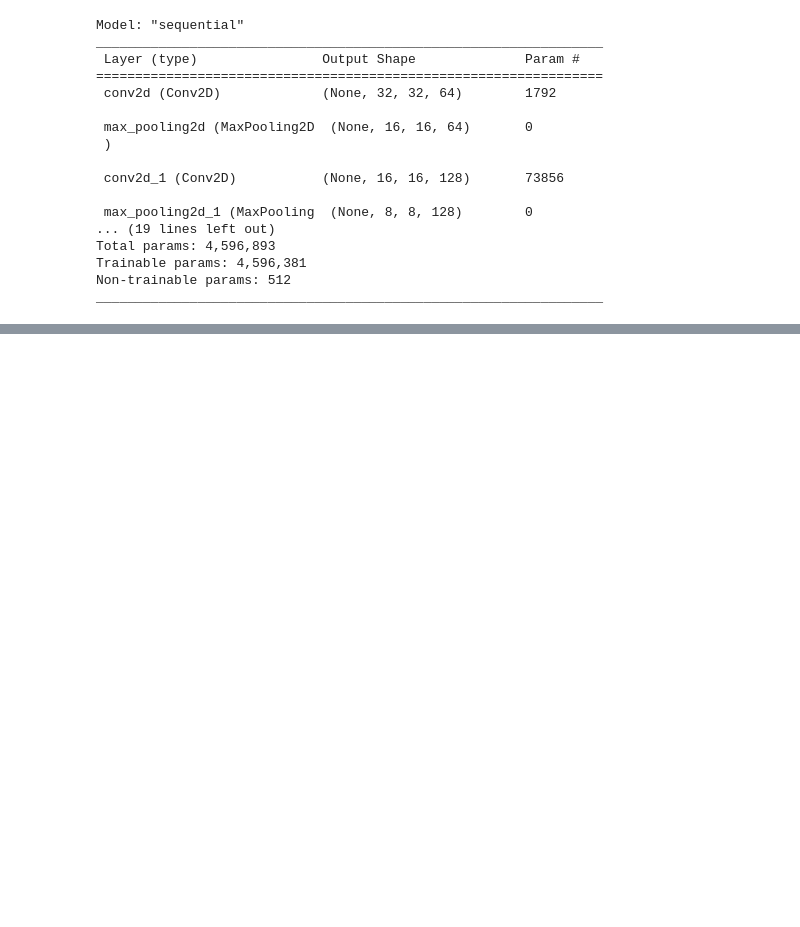
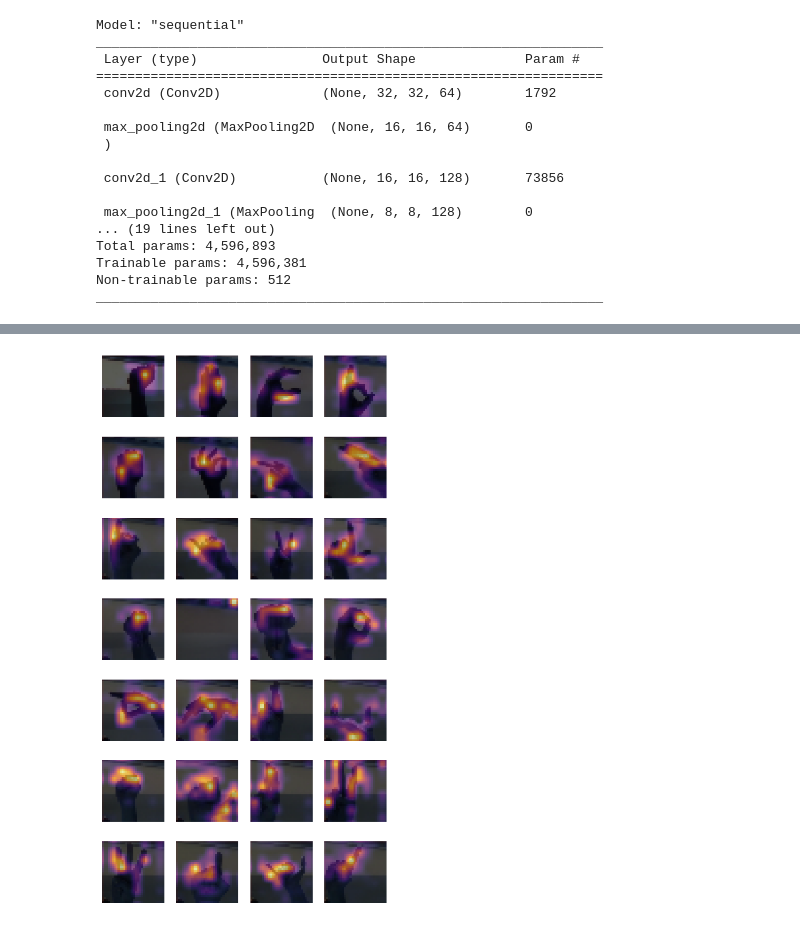
Before and after one commit to aalemi97/ENEL645, a Jupyter notebook: Final_Project/Grad-CAM final.ipynb, the cells around one changed output, grey strips where cells are left out. Saved outputs shown, nothing was run; the diff lists cells and outputs as text; code cells hidden in the pictures; blank space fills up the shorter version.

Commit message:
Grad-CAM with modified low-wight seq results added

```diff
--- a/Final_Project/Grad-CAM final.ipynb
+++ b/Final_Project/Grad-CAM final.ipynb
@@ -32,0 +32,10 @@ model_low = "Sequential-LowWeight.h5"
+# %%
+import glob
+from matplotlib.image import imread
+path = glob.glob(r"test_data\*.jpg")
+test_images =[]
+for img in path:
+    print(img)
+    n = cv2.imread(img)
+    n = cv2.resize(n, dsize=(32, 32))
+    test_images.append(n)
@@ -158,16 +165,17 @@ test_images.shape
 # %%
 # Remove last layer's sigmoid
-model_low.layers[-1].activation = None
+def grad_cam(model, layer_name):
+    model.layers[-1].activation = None
 
 
-plt.figure(figsize = (6,12),dpi = 100)
+    plt.figure(figsize = (6,12),dpi = 100)
 
-for ii in range(test_images.shape[0]):
-    # Generate class activation heatmap
-    heatmap = make_gradcam_heatmap(test_images[ii][np.newaxis,:,:], model_low, "conv2d_2")
-    plt.subplot(7,4,ii+1)
-    plt.imshow(test_images[ii])
-    plt.imshow(heatmap, alpha = 0.65, cmap = "inferno")
-    #plt.colorbar()
-    plt.axis("off")
-plt.show()
+    for ii in range(test_images.shape[0]):
+        # Generate class activation heatmap
+        heatmap = make_gradcam_heatmap(test_images[ii][np.newaxis,:,:], model, layer_name)
+        plt.subplot(7,4,ii+1)
+        plt.imshow(test_images[ii])
+        plt.imshow(heatmap, alpha = 0.65, cmap = "inferno")
+        #plt.colorbar()
+        plt.axis("off")
+    plt.show()
@@ -296,0 +220,4 @@ plt.show()
+# %%
+model_low1 = keras.models.load_model(model_low1)
+
+model_low1.summary()
@@ -296,0 +242,5 @@ plt.show()
+# %%
+layer_name = 'conv2d_2'
+grad_cam(model_low1, layer_name)
+# %% [output]
+[figure, added]
```
Also changed, not shown: parts of 22 cells of this notebook.
